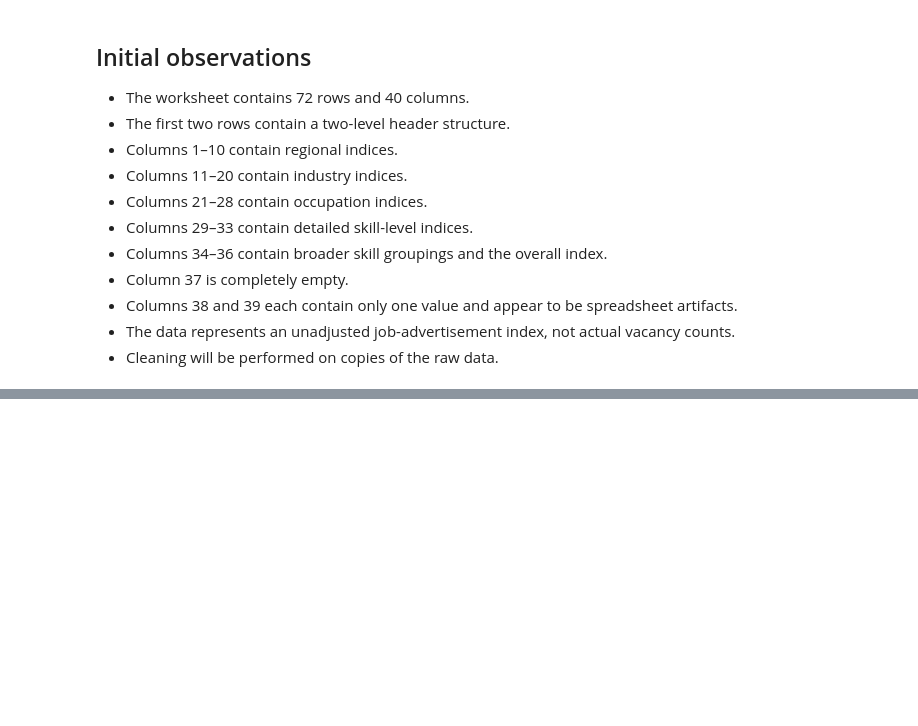
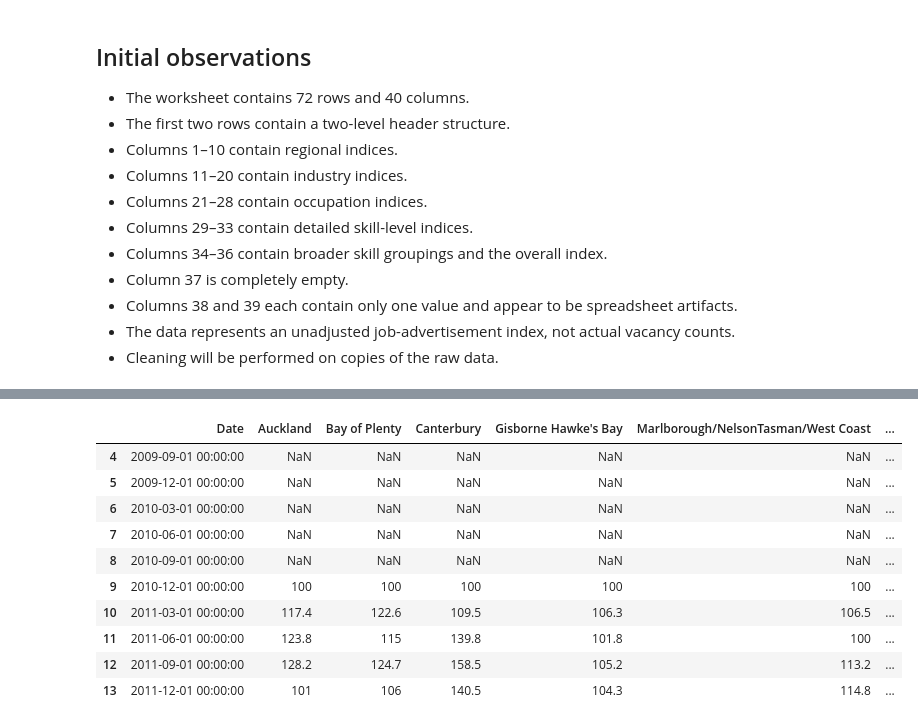
Before and after one commit to kamalpreetsinghh/nz-job-market-data-analysis, a Jupyter notebook: notebooks/01_data_loading.ipynb, the cells around one changed output, grey strips where cells are left out. Drawn from its saved outputs; the diff is of its cells as text; code cells hidden in the pictures; blank space fills up the shorter version.

Commit message:
Clean and validate quarterly regional indices

```diff
--- a/notebooks/01_data_loading.ipynb
+++ b/notebooks/01_data_loading.ipynb
@@ -155,0 +160,4 @@ dtype: int64
+# %%
+regional_raw = quarterly_raw.iloc[:, :11].copy()
+
+regional_raw.shape
@@ -155,0 +175,2 @@ dtype: int64
+# %%
+regional_raw.columns = regional_raw.iloc[0]
@@ -155,0 +186,17 @@ dtype: int64
+# %%
+regional_clean = regional_raw.iloc[1:].copy()
+regional_clean = regional_clean.dropna(how="all")
+# %%
+regional_clean.head(10)
+# %% [output]
+|  | Date | Auckland | Bay of Plenty | Canterbury | Gisborne Hawke's Bay | Marlborough/NelsonTasman/West Coast | ... |
+| 4 | 2009-09-01 00:00:00 | NaN | NaN | NaN | NaN | NaN | ... |
+| 5 | 2009-12-01 00:00:00 | NaN | NaN | NaN | NaN | NaN | ... |
+| 6 | 2010-03-01 00:00:00 | NaN | NaN | NaN | NaN | NaN | ... |
+| 7 | 2010-06-01 00:00:00 | NaN | NaN | NaN | NaN | NaN | ... |
+| 8 | 2010-09-01 00:00:00 | NaN | NaN | NaN | NaN | NaN | ... |
+| 9 | 2010-12-01 00:00:00 | 100 | 100 | 100 | 100 | 100 | ... |
+| 10 | 2011-03-01 00:00:00 | 117.4 | 122.6 | 109.5 | 106.3 | 106.5 | ... |
+| 11 | 2011-06-01 00:00:00 | 123.8 | 115 | 139.8 | 101.8 | 100 | ... |
+| 12 | 2011-09-01 00:00:00 | 128.2 | 124.7 | 158.5 | 105.2 | 113.2 | ... |
+| 13 | 2011-12-01 00:00:00 | 101 | 106 | 140.5 | 104.3 | 114.8 | ... |
```
Also changed, not shown: parts of 22 cells of this notebook.
